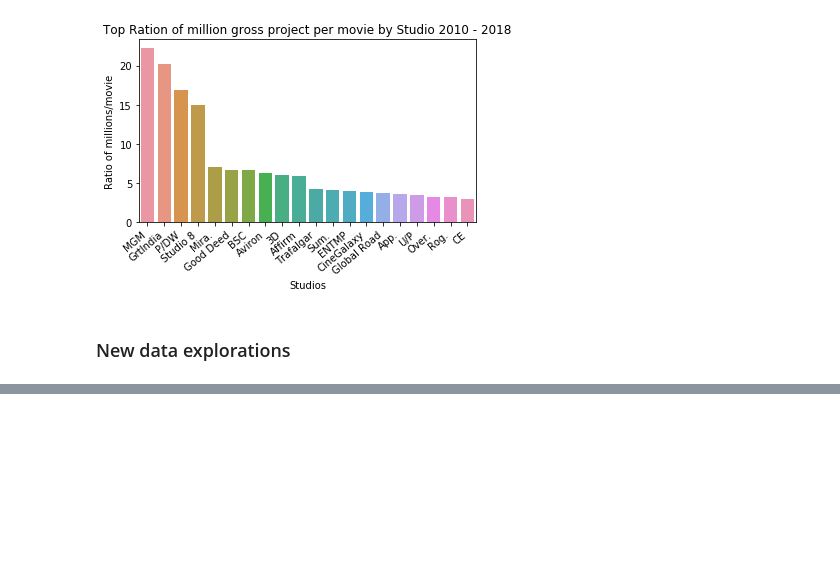
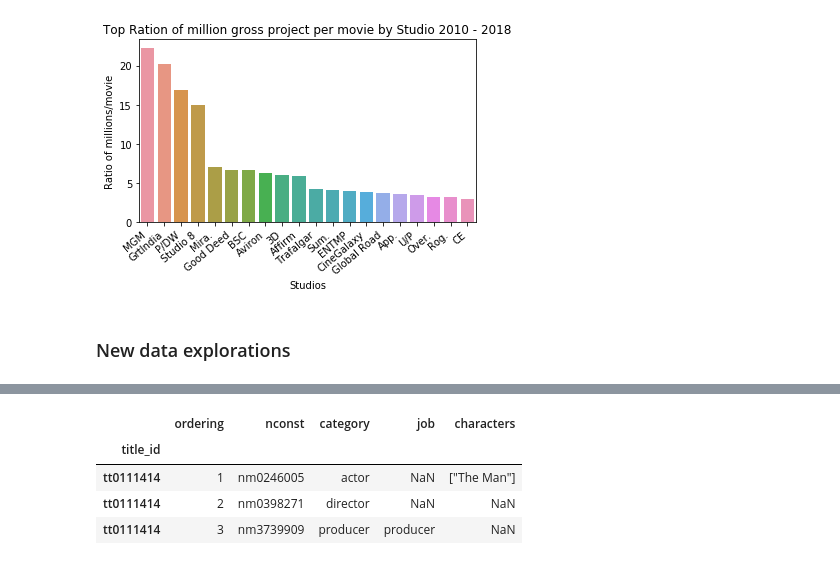
Before and after one commit to 99KHayes/Project_1_Mod_1_Hayes_Agodo, a Jupyter notebook: First_Project_1_Scatchpad.ipynb, the cells around one changed output, grey strips where cells are left out. Drawn from its saved outputs; the diff is of its cells as text; code cells hidden in the pictures; blank space fills up the shorter version.

```diff
--- a/First_Project_1_Scatchpad.ipynb
+++ b/First_Project_1_Scatchpad.ipynb
@@ -518,0 +606,10 @@ plt.show()
+# %%
+imdb_title_principles.rename(columns={'tconst': 'title_id'}, inplace=True)
+imdb_title_principles = imdb_title_principles.set_index('title_id')
+imdb_title_principles.head(3)
+# %% [output]
+|  | ordering | nconst | category | job | characters |
+| title_id |  |  |  |  |  |
+| tt0111414 | 1 | nm0246005 | actor | NaN | ["The Man"] |
+| tt0111414 | 2 | nm0398271 | director | NaN | NaN |
+| tt0111414 | 3 | nm3739909 | producer | producer | NaN |
```
Also changed, not shown: parts of 12 cells of this notebook.
